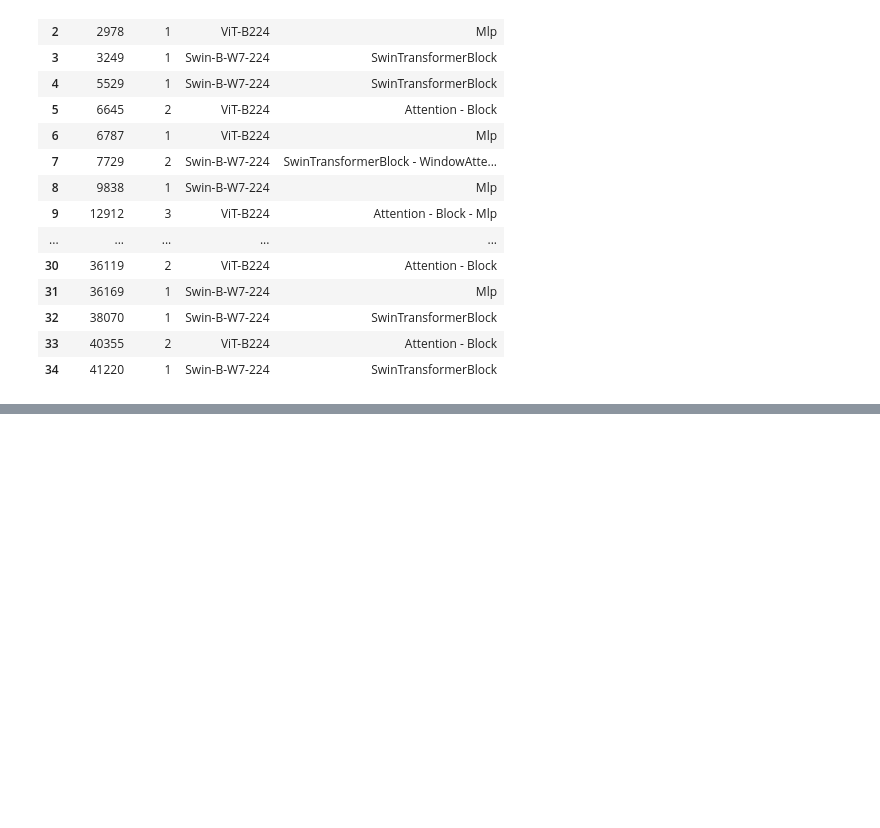
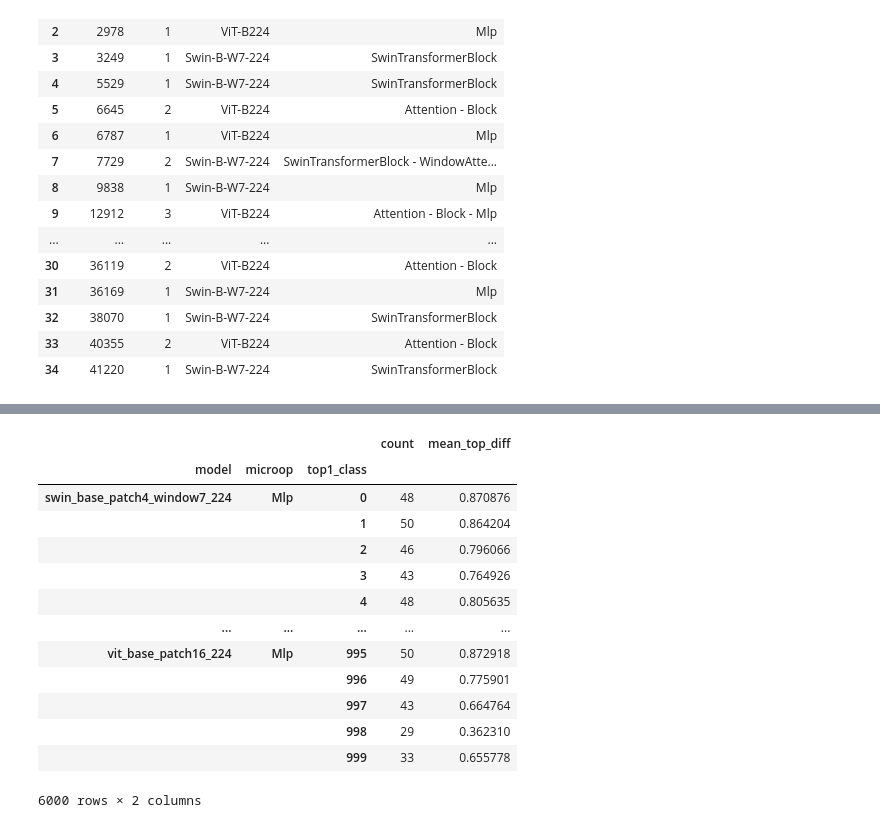
Before and after one commit to lucasrqt/ViT-FI, a Jupyter notebook: quick_analysis.ipynb, the cells around one changed output, grey strips where cells are left out. Saved outputs shown, nothing was run; the diff lists cells and outputs as text; code cells hidden in the pictures; blank space fills up the shorter version.

```diff
--- a/quick_analysis.ipynb
+++ b/quick_analysis.ipynb
@@ -457,0 +526,26 @@ err_magnitude
+# %%
+# faulty_top5prob_sorted = faulty_top5prob.sort_values(by=["model", "microop", "top_diff"], ascending=[True, True, True])
+# faulty_top5prob_sorted
+
+faulty_top5prob_grouped = faulty_top5prob.groupby(["model", "microop", "top1_class"]).agg({
+    "image_id": "count",
+    "top_diff": "mean",
+})
+faulty_top5prob_grouped = faulty_top5prob_grouped.rename(columns={"image_id": "count", "top_diff": "mean_top_diff"})
+# faulty_top5prob_grouped[faulty_top5prob_grouped["mean_top_diff"] < 0.5]
+faulty_top5prob_grouped
+# %% [output]
+|  |  |  | count | mean_top_diff |
+| model | microop | top1_class |  |  |
+| swin_base_patch4_window7_224 | Mlp | 0 | 48 | 0.870876 |
+|  |  | 1 | 50 | 0.864204 |
+|  |  | 2 | 46 | 0.796066 |
+|  |  | 3 | 43 | 0.764926 |
+|  |  | 4 | 48 | 0.805635 |
+| ... | ... | ... | ... | ... |
+| vit_base_patch16_224 | Mlp | 995 | 50 | 0.872918 |
+|  |  | 996 | 49 | 0.775901 |
+|  |  | 997 | 43 | 0.664764 |
+|  |  | 998 | 29 | 0.362310 |
+|  |  | 999 | 33 | 0.655778 |
+6000 rows × 2 columns
```
Also changed, not shown: parts of 9 cells of this notebook, 3 other files.
